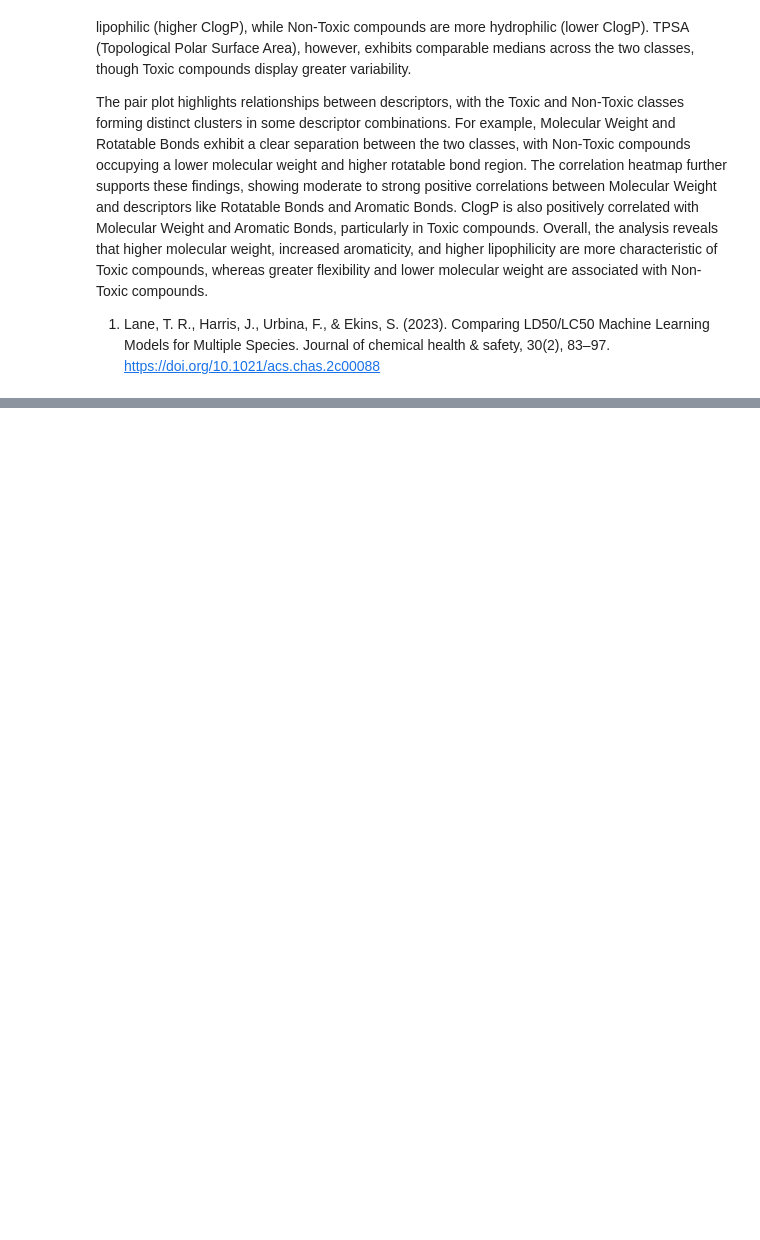
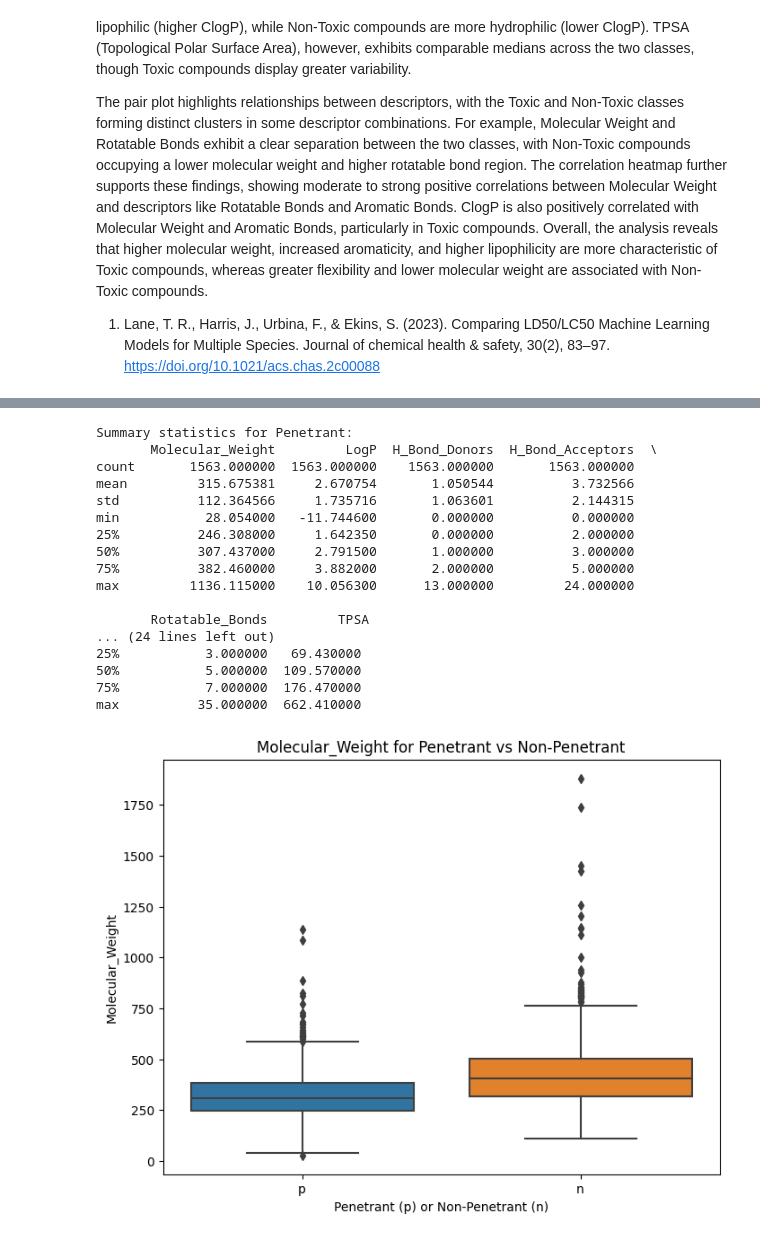
Before and after one commit to Steve-Cheney/Cheminformatics, a Jupyter notebook: rbif-110-a2/a2.ipynb, the cells around one changed output, grey strips where cells are left out. Drawn from its saved outputs; the diff is of its cells as text; code cells hidden in the pictures; blank space fills up the shorter version.

```diff
--- a/rbif-110-a2/a2.ipynb
+++ b/rbif-110-a2/a2.ipynb
@@ -218,0 +281,44 @@ The pair plot highlights relationships between descriptors, with the Toxic and N
+# %%
+properties_df = extract_properties_from_sdf("bbb.sdf")
+
+# Group by penetrant (p) or non-penetrant (n)
+penetrant_df = properties_df[properties_df["p_np"] == "p"]
+nonpenetrant_df = properties_df[properties_df["p_np"] == "n"]
+
+# Summary statistics for each group
+summary_stats = {
+    "Penetrant": penetrant_df.describe(),
+    "Non-Penetrant": nonpenetrant_df.describe(),
+}
+
+for group, stats in summary_stats.items():
+    print(f"Summary statistics for {group}:")
+    print(stats)
+
+properties_to_compare = ["Molecular_Weight", "LogP", "H_Bond_Donors", "H_Bond_Acceptors", "Rotatable_Bonds", "TPSA"]
+for prop in properties_to_compare:
+    plt.figure(figsize=(8, 6))
+    sns.boxplot(data=properties_df, x="p_np", y=prop)
+    plt.title(f"{prop} for Penetrant vs Non-Penetrant")
+    plt.xlabel("Penetrant (p) or Non-Penetrant (n)")
+    plt.ylabel(prop)
+    plt.show()
+# %% [output]
+Summary statistics for Penetrant:
+       Molecular_Weight         LogP  H_Bond_Donors  H_Bond_Acceptors  \
+count       1563.000000  1563.000000    1563.000000       1563.000000
+mean         315.675381     2.670754       1.050544          3.732566
+std          112.364566     1.735716       1.063601          2.144315
+min           28.054000   -11.744600       0.000000          0.000000
+25%          246.308000     1.642350       0.000000          2.000000
+50%          307.437000     2.791500       1.000000          3.000000
+75%          382.460000     3.882000       2.000000          5.000000
+max         1136.115000    10.056300      13.000000         24.000000
+
+       Rotatable_Bonds         TPSA
+... (24 lines left out)
+25%           3.000000   69.430000
+50%           5.000000  109.570000
+75%           7.000000  176.470000
+max          35.000000  662.410000
+[figure, added]
```
Also changed, not shown: parts of 11 cells of this notebook, 1 other file.
